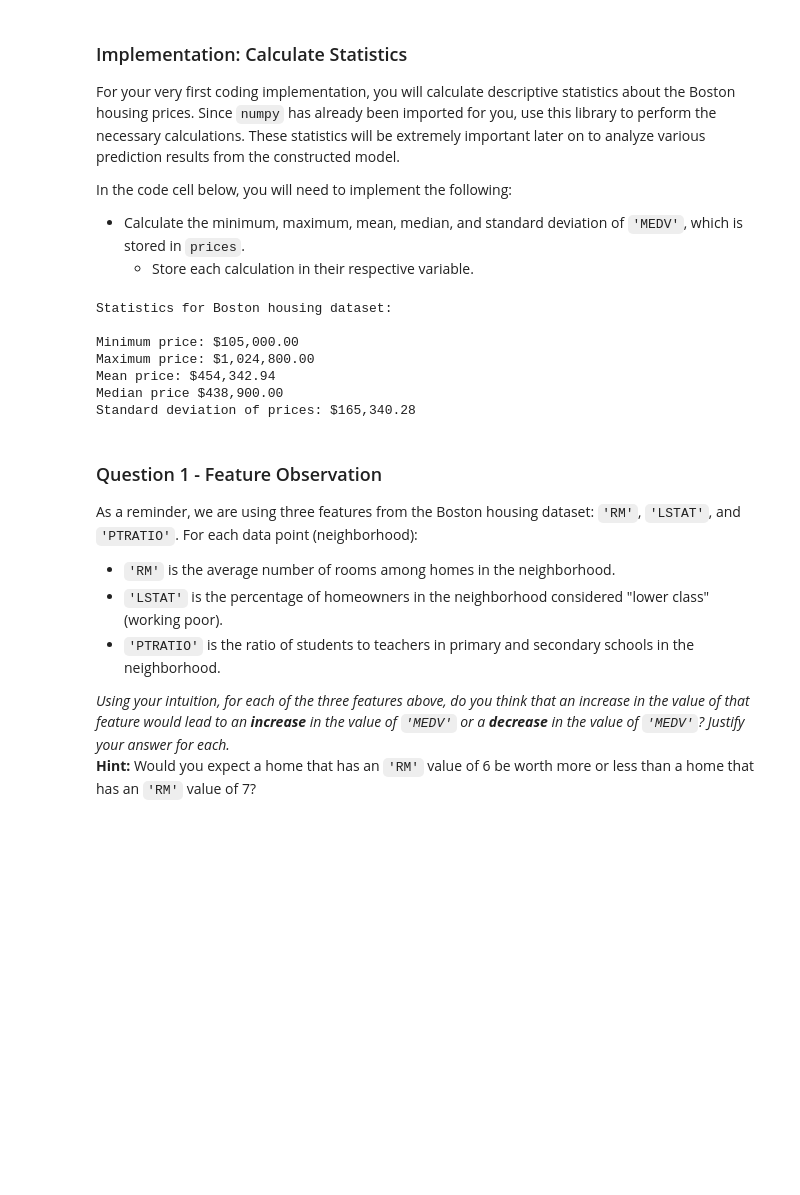
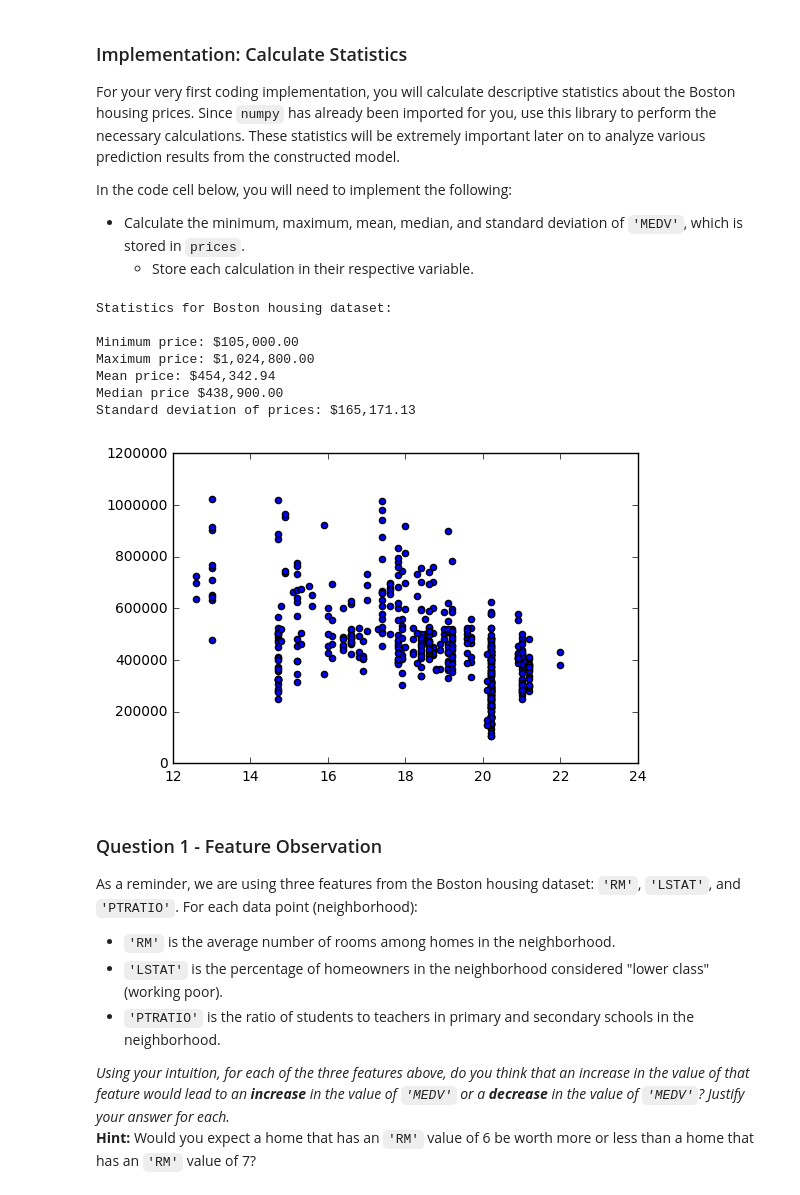
Before and after one commit to javierivanov/boston_housing, a Jupyter notebook: boston_housing.ipynb, the cells around one changed output. Drawn from its saved outputs; the diff is of its cells as text; code cells hidden in the pictures; blank space fills up the shorter version.

```diff
--- a/boston_housing.ipynb
+++ b/boston_housing.ipynb
@@ -52,35 +52,41 @@ In the code cell below, you will need to implement the following:
   - Store each calculation in their respective variable.
 # %%
 # TODO: Minimum price of the data
-minimum_price = prices.min()
+minimum_price = np.min(prices)
 
 # TODO: Maximum price of the data
-maximum_price = prices.max()
+maximum_price = np.max(prices)
 
 # TODO: Mean price of the data
-mean_price = prices.mean()
+mean_price = np.mean(prices)
 
 # TODO: Median price of the data
-median_price = prices.median()
+median_price = np.median(prices)
 
 # TODO: Standard deviation of prices of the data
-std_price = prices.std()
+std_price = np.std(prices)
 
 # Show the calculated statistics
 print "Statistics for Boston housing dataset:\n"
 print "Minimum price: ${:,.2f}".format(minimum_price)
 print "Maximum price: ${:,.2f}".format(maximum_price)
 print "Mean price: ${:,.2f}".format(mean_price)
 print "Median price ${:,.2f}".format(median_price)
 print "Standard deviation of prices: ${:,.2f}".format(std_price)
+
+from matplotlib import pyplot
+
+pyplot.scatter(data['PTRATIO'], prices)
+pyplot.show()
 # %% [output]
 Statistics for Boston housing dataset:
 
 Minimum price: $105,000.00
 Maximum price: $1,024,800.00
 Mean price: $454,342.94
 Median price $438,900.00
-Standard deviation of prices: $165,340.28
+Standard deviation of prices: $165,171.13
+[figure, added]
 # %% [markdown]
 ### Question 1 - Feature Observation
 As a reminder, we are using three features from the Boston housing dataset: `'RM'`, `'LSTAT'`, and `'PTRATIO'`. For each data point (neighborhood):
```
Also changed, not shown: parts of 18 cells of this notebook, 1 other file.
